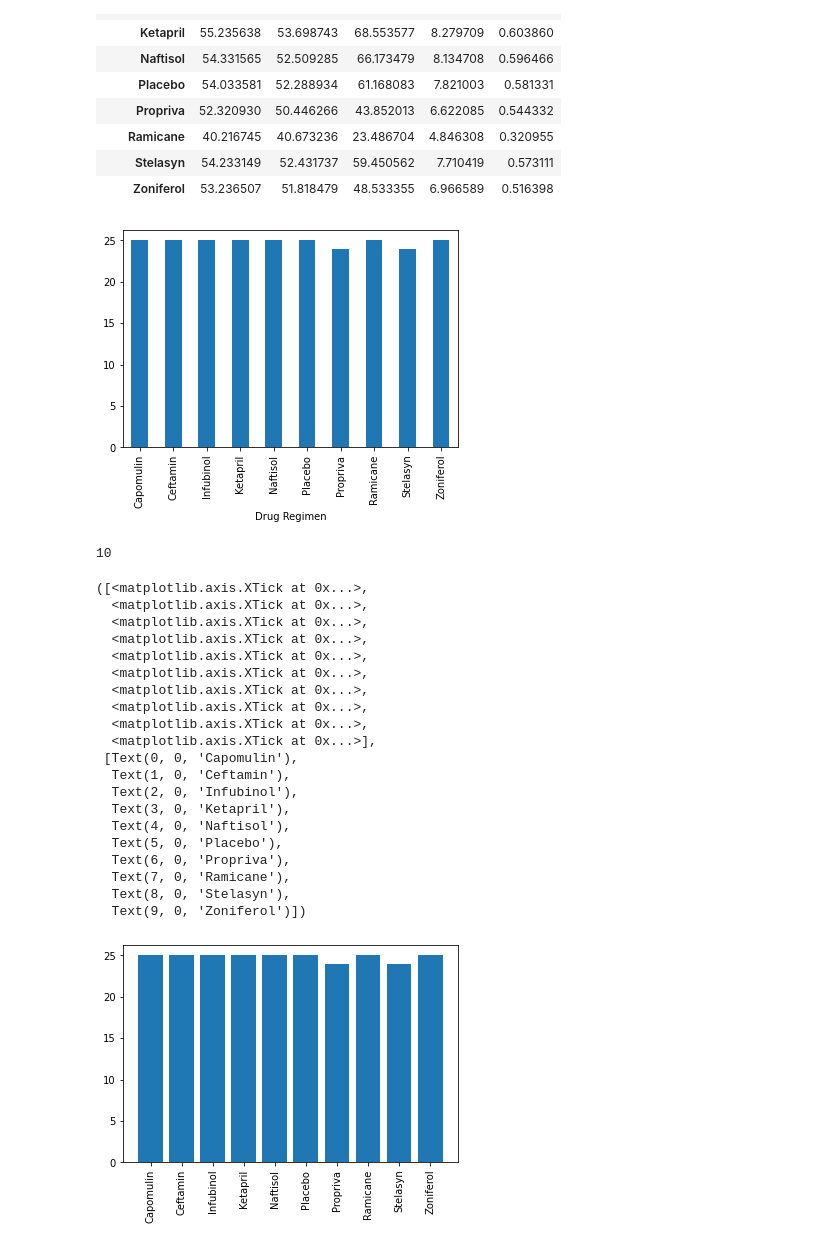
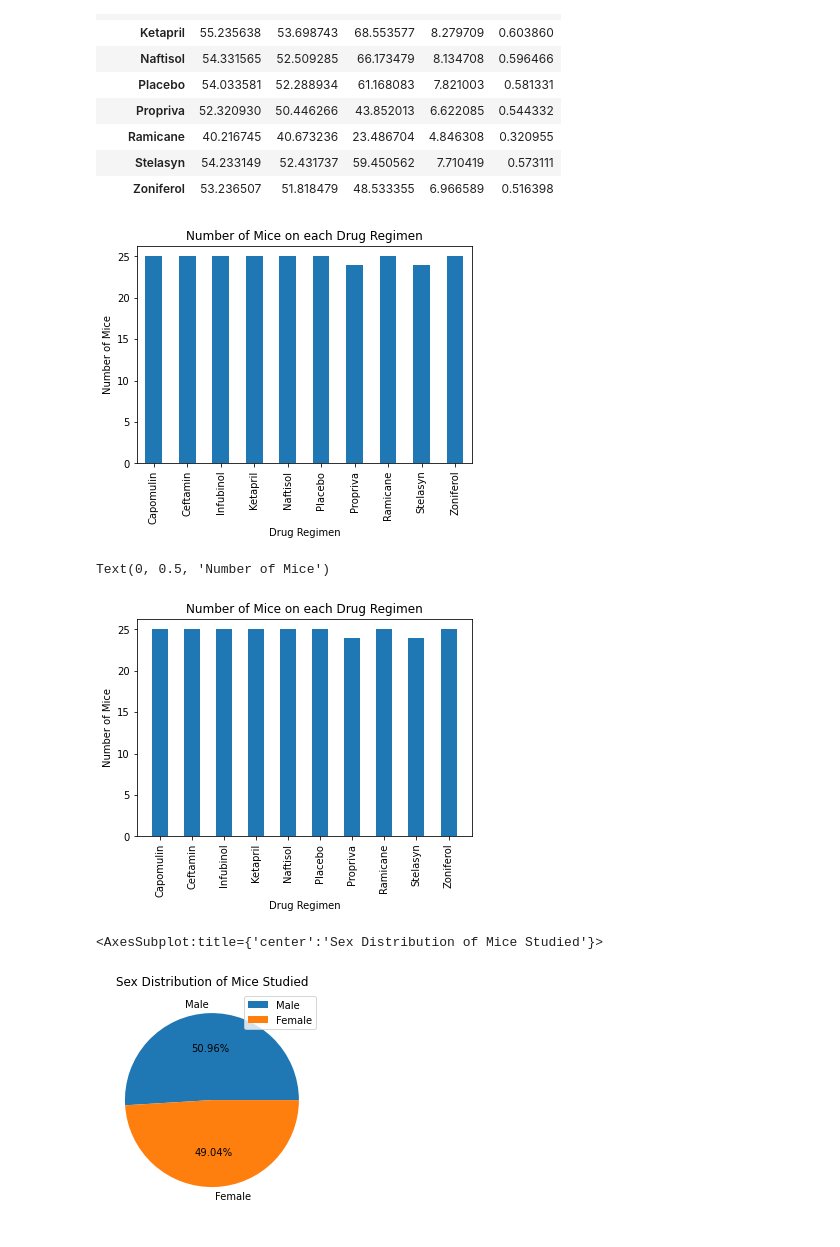
Before and after one commit to canamasc/matplotlib-challenge, a Jupyter notebook: Pymaceuticals.ipynb, the cells around one changed output. Saved outputs shown, nothing was run; the diff lists cells and outputs as text; code cells hidden in the pictures.

Commit message:
first pie chart done

```diff
--- a/Pymaceuticals.ipynb
+++ b/Pymaceuticals.ipynb
@@ -159,38 +159,28 @@ stats1
 # %%
 # Generate a bar plot showing the total number of unique mice tested on each drug regimen using pandas.
 uniquemice = clean_df.groupby('Drug Regimen')['Mouse ID'].nunique()
-uniquemice.plot(kind='bar')
+uniquemice.plot(kind='bar', title='Number of Mice on each Drug Regimen', ylabel='Number of Mice')
+
 plt.show()
-print(len(uniquemice))
 # %% [output]
-[figure, old version]
+[figure, new version]
-10
 # %%
 # Generate a bar plot showing the total number of unique mice tested on each drug regimen using pyplot.
 xaxis = np.arange(len(uniquemice))
-plt.bar(xaxis, uniquemice)
+plt.bar(xaxis, uniquemice, width=0.5)
 ticks = [val for val in xaxis]
 plt.xticks(ticks, ["Capomulin", "Ceftamin", "Infubinol", "Ketapril", "Naftisol", "Placebo", "Propriva",
                   "Ramicane", "Stelasyn", "Zoniferol"], rotation=90)
+plt.title('Number of Mice on each Drug Regimen')
+plt.xlabel('Drug Regimen')
+plt.ylabel('Number of Mice')
 # %% [output]
-([<matplotlib.axis.XTick at 0x...>,
-  <matplotlib.axis.XTick at 0x...>,
-  <matplotlib.axis.XTick at 0x...>,
-  <matplotlib.axis.XTick at 0x...>,
-  <matplotlib.axis.XTick at 0x...>,
-  <matplotlib.axis.XTick at 0x...>,
-  <matplotlib.axis.XTick at 0x...>,
-  <matplotlib.axis.XTick at 0x...>,
-  <matplotlib.axis.XTick at 0x...>,
-  <matplotlib.axis.XTick at 0x...>],
- [Text(0, 0, 'Capomulin'),
-  Text(1, 0, 'Ceftamin'),
-  Text(2, 0, 'Infubinol'),
-  Text(3, 0, 'Ketapril'),
-  Text(4, 0, 'Naftisol'),
-  Text(5, 0, 'Placebo'),
-  Text(6, 0, 'Propriva'),
-  Text(7, 0, 'Ramicane'),
-  Text(8, 0, 'Stelasyn'),
-  Text(9, 0, 'Zoniferol')])
+Text(0, 0.5, 'Number of Mice')
-[figure, old version]
+[figure, new version]
+# %%
+# Generate a pie plot showing the distribution of female versus male mice using pandas
+gender_distib = clean_df['Sex'].value_counts()
+gender_distib.plot.pie(title='Sex Distribution of Mice Studied', legend = True, ylabel="", autopct="%1.2f%%")
+# %% [output]
+<AxesSubplot:title={'center':'Sex Distribution of Mice Studied'}>
+[figure, added]
```
